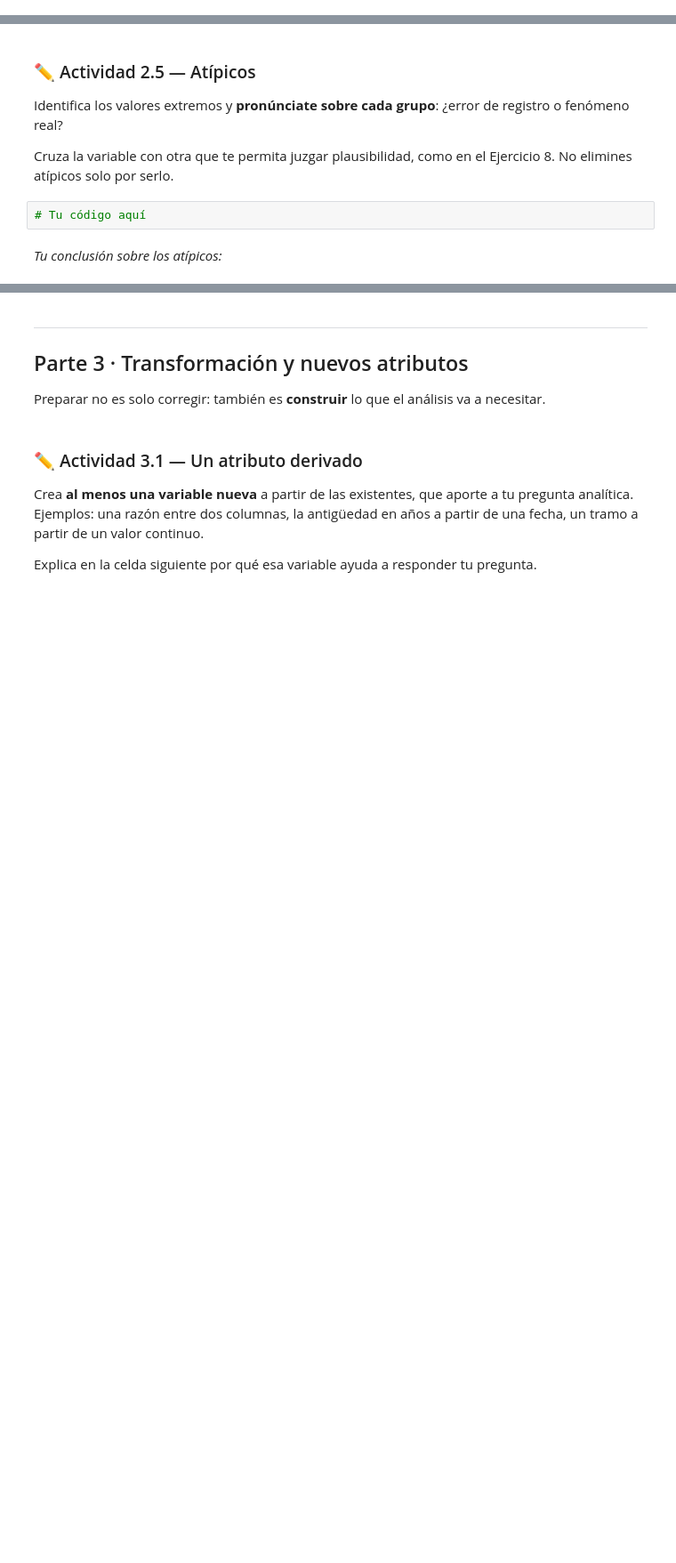
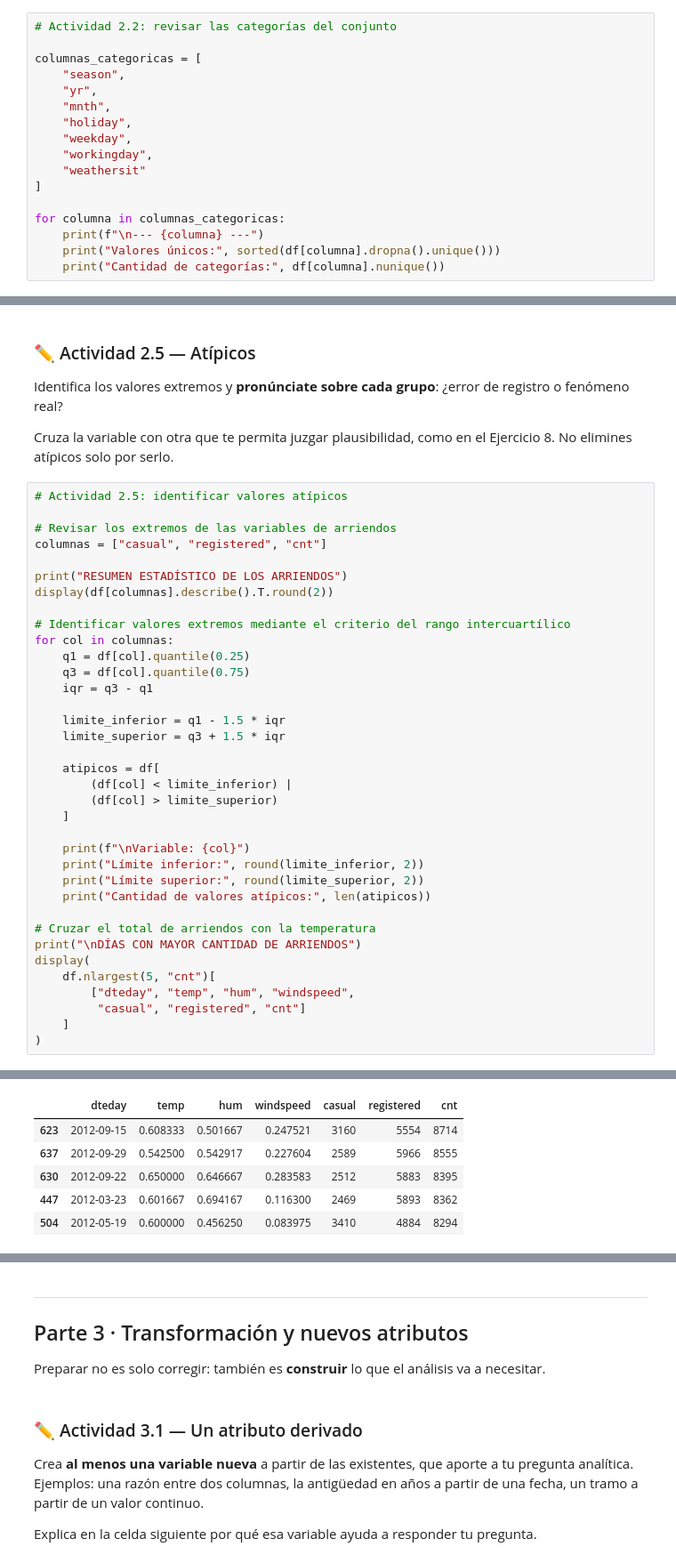
Before and after one commit to rgonzalezp-ucsc/Ciencia-de-Datos_UCSC_Rodrigo_G, a Jupyter notebook: S2_Notebook_Laboratorio_CDD_Gonzalez_Rodrigo.ipynb, the cells around one changed output, grey strips where cells are left out. Shown at 89% size. Saved outputs shown, nothing was run; the diff lists cells and outputs as text; blank space fills up the shorter version.

```diff
--- a/S2_Notebook_Laboratorio_CDD_Gonzalez_Rodrigo.ipynb
+++ b/S2_Notebook_Laboratorio_CDD_Gonzalez_Rodrigo.ipynb
@@ -244,0 +333,17 @@ Normaliza mecánicamente y después revisa lo que queda: los plurales, las abrev
+# %%
+# Actividad 2.2: revisar las categorías del conjunto
+
+columnas_categoricas = [
+    "season",
+    "yr",
+    "mnth",
+    "holiday",
+    "weekday",
+    "workingday",
+    "weathersit"
+]
+
+for columna in columnas_categoricas:
+    print(f"\n--- {columna} ---")
+    print("Valores únicos:", sorted(df[columna].dropna().unique()))
+    print("Cantidad de categorías:", df[columna].nunique())
@@ -258,7 +448,40 @@ Convierte a numérico lo que deba ser numérico y a fecha lo que deba ser fecha.
 Identifica los valores extremos y **pronúnciate sobre cada grupo**: ¿error de registro o fenómeno real?
 
 Cruza la variable con otra que te permita juzgar plausibilidad, como en el Ejercicio 8. No elimines atípicos solo por serlo.
-# %%
-# Tu código aquí
-# %% [markdown]
-_Tu conclusión sobre los atípicos:_
+# %%
+# Actividad 2.5: identificar valores atípicos
+
+# Revisar los extremos de las variables de arriendos
+columnas = ["casual", "registered", "cnt"]
+
+print("RESUMEN ESTADÍSTICO DE LOS ARRIENDOS")
+display(df[columnas].describe().T.round(2))
+
+# Identificar valores extremos mediante el criterio del rango intercuartílico
+for col in columnas:
+    q1 = df[col].quantile(0.25)
+    q3 = df[col].quantile(0.75)
+    iqr = q3 - q1
+
+    limite_inferior = q1 - 1.5 * iqr
+    limite_superior = q3 + 1.5 * iqr
+
+    atipicos = df[
+        (df[col] < limite_inferior) |
+        (df[col] > limite_superior)
+    ]
+
+    print(f"\nVariable: {col}")
+    print("Límite inferior:", round(limite_inferior, 2))
+    print("Límite superior:", round(limite_superior, 2))
+    print("Cantidad de valores atípicos:", len(atipicos))
+
+# Cruzar el total de arriendos con la temperatura
+print("\nDÍAS CON MAYOR CANTIDAD DE ARRIENDOS")
+display(
+    df.nlargest(5, "cnt")[
+        ["dteday", "temp", "hum", "windspeed",
+         "casual", "registered", "cnt"]
+    ]
+)
+# %% [output]
@@ -264,0 +509,6 @@ _Tu conclusión sobre los atípicos:_
+|  | dteday | temp | hum | windspeed | casual | registered | cnt |
+| 623 | 2012-09-15 | 0.608333 | 0.501667 | 0.247521 | 3160 | 5554 | 8714 |
+| 637 | 2012-09-29 | 0.542500 | 0.542917 | 0.227604 | 2589 | 5966 | 8555 |
+| 630 | 2012-09-22 | 0.650000 | 0.646667 | 0.283583 | 2512 | 5883 | 8395 |
+| 447 | 2012-03-23 | 0.601667 | 0.694167 | 0.116300 | 2469 | 5893 | 8362 |
+| 504 | 2012-05-19 | 0.600000 | 0.456250 | 0.083975 | 3410 | 4884 | 8294 |
```
Also changed, not shown: parts of 21 cells of this notebook.
